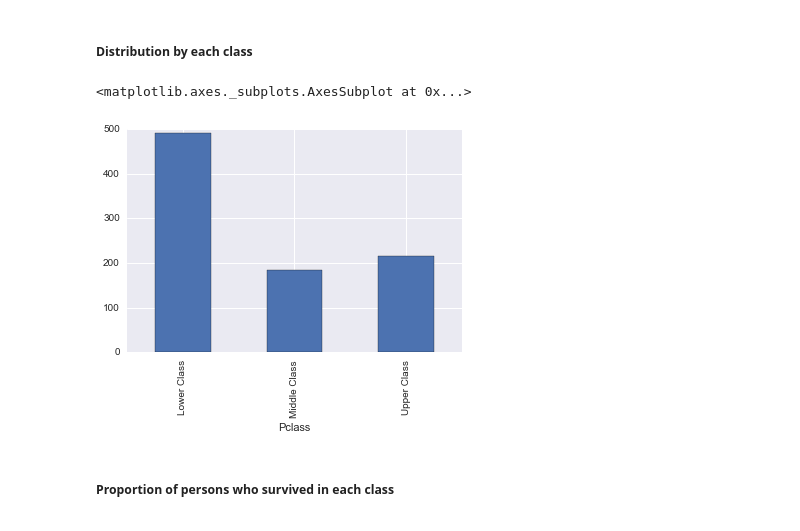
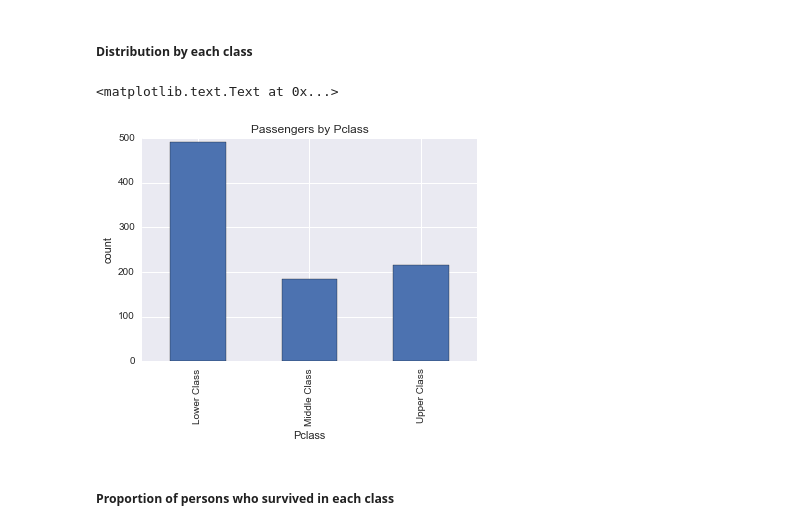
Before and after one commit to chattarajoy/Udacity-Data-Analyst-Nanodegree-Projects, a Jupyter notebook: P02 Investigate a Dataset/Investigate a Dataset.ipynb, the cells around one changed output. Saved outputs shown, nothing was run; the diff lists cells and outputs as text; code cells hidden in the pictures.

```diff
--- a/P02 Investigate a Dataset/Investigate a Dataset.ipynb
+++ b/P02 Investigate a Dataset/Investigate a Dataset.ipynb
@@ -325,10 +321,11 @@ survived_data.groupby(['Pclass', 'Survived']).count()
 # %% [markdown]
 ##### Distribution by each class
 # %%
-survived_data.groupby(['Pclass'])['Survived'].count().plot(kind = 'bar')
+count_plot = survived_data.groupby(['Pclass'])['Survived'].count().plot(kind = 'bar', title = 'Passengers by Pclass')
+count_plot.set_ylabel('count')
 # %% [output]
-<matplotlib.axes._subplots.AxesSubplot at 0x...>
+<matplotlib.text.Text at 0x...>
-[figure, old version]
+[figure, new version]
 # %% [markdown]
 ##### Proportion of persons who survived in each class
 # %%
```
Also changed, not shown: parts of 13 cells of this notebook, 7 other files.
